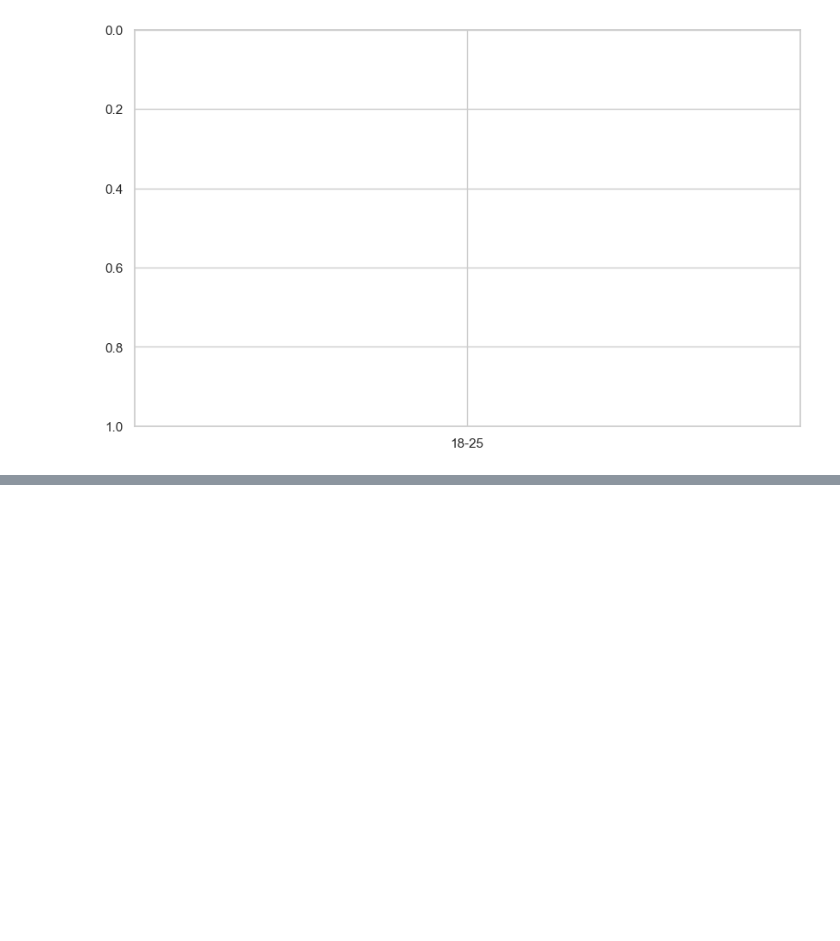
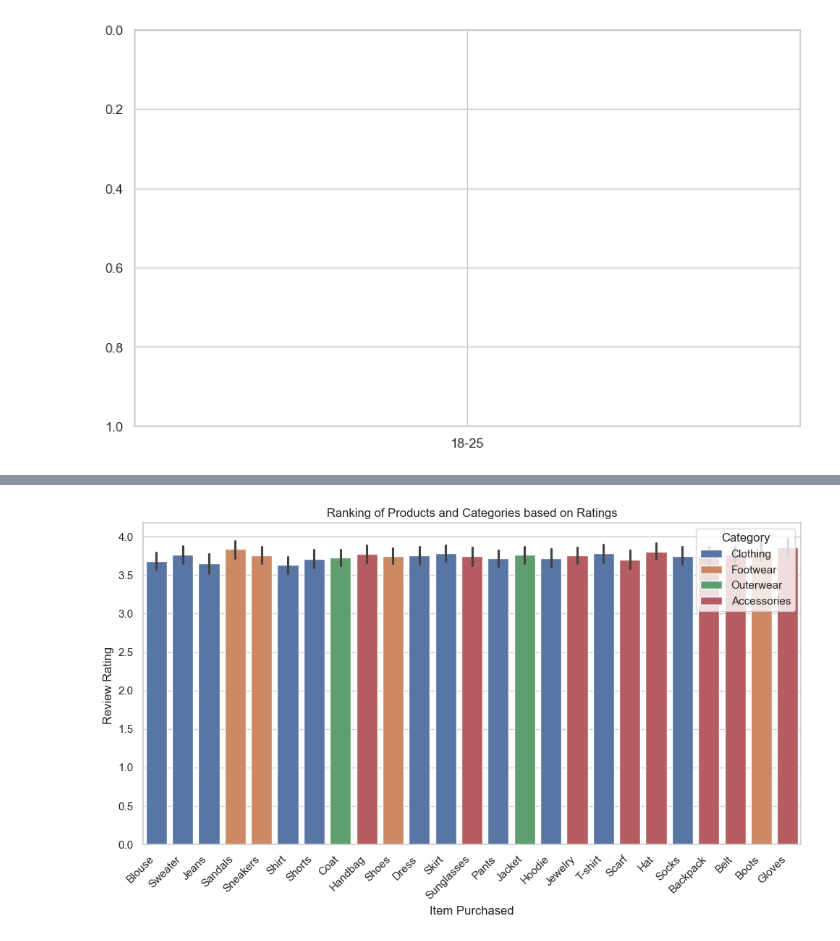
Before and after one commit to gbibek34/shopping-trends-analysis, a Jupyter notebook: visualization.ipynb, the cells around one changed output, grey strips where cells are left out. Saved outputs shown, nothing was run; the diff lists cells and outputs as text; code cells hidden in the pictures; blank space fills up the shorter version.

Commit message:
added visualization

```diff
--- a/visualization.ipynb
+++ b/visualization.ipynb
@@ -127,0 +151,12 @@ ValueError: Unable to parse string "Male" at position 7800
+# %%
+plt.figure(figsize=(10, 6))
+sns.barplot(x='Item Purchased', y='Review Rating', hue='Category', data=df)
+plt.xlabel('Item Purchased')
+plt.ylabel('Review Rating ')
+plt.title('Ranking of Products and Categories based on Ratings')
+plt.legend(title='Category', loc='upper right')
+plt.xticks(rotation=45, ha='right')
+plt.tight_layout()
+plt.show()
+# %% [output]
+[figure, added]
```
Also changed, not shown: parts of 2 cells of this notebook.
